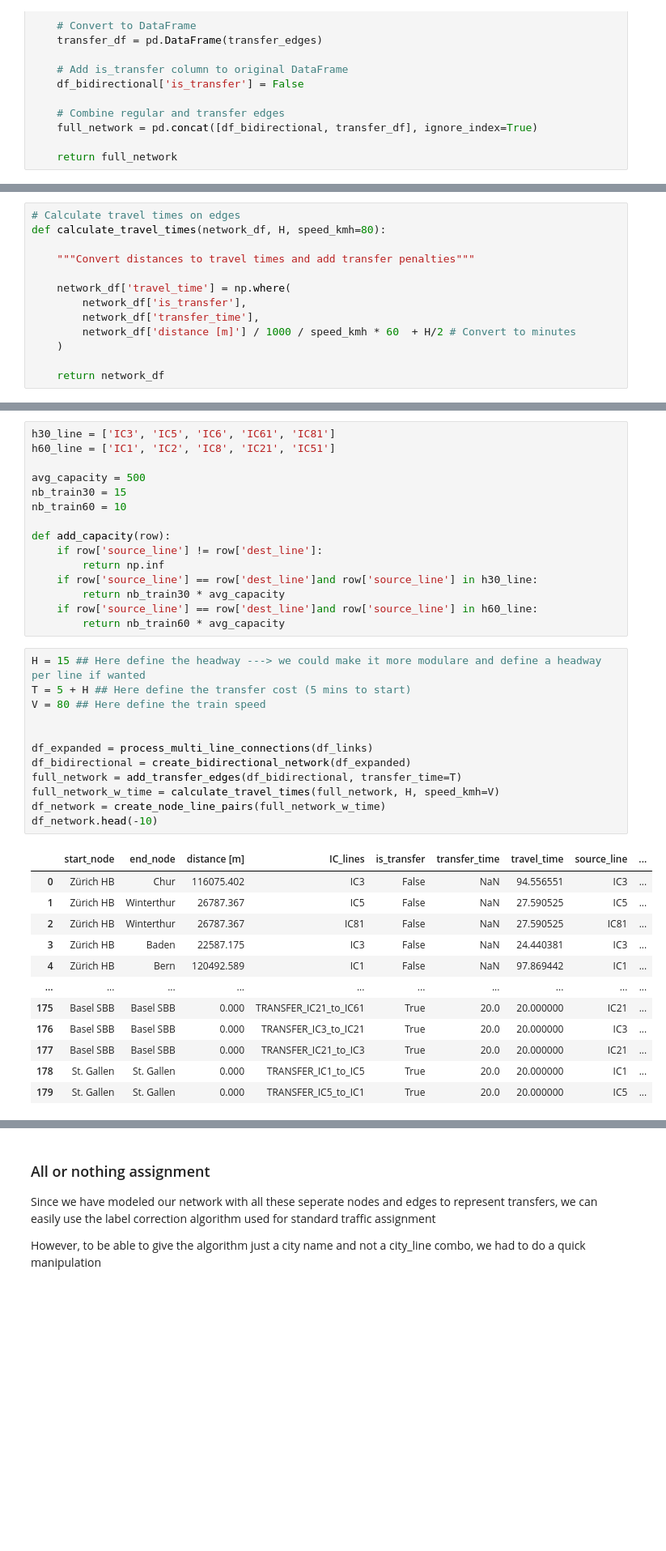
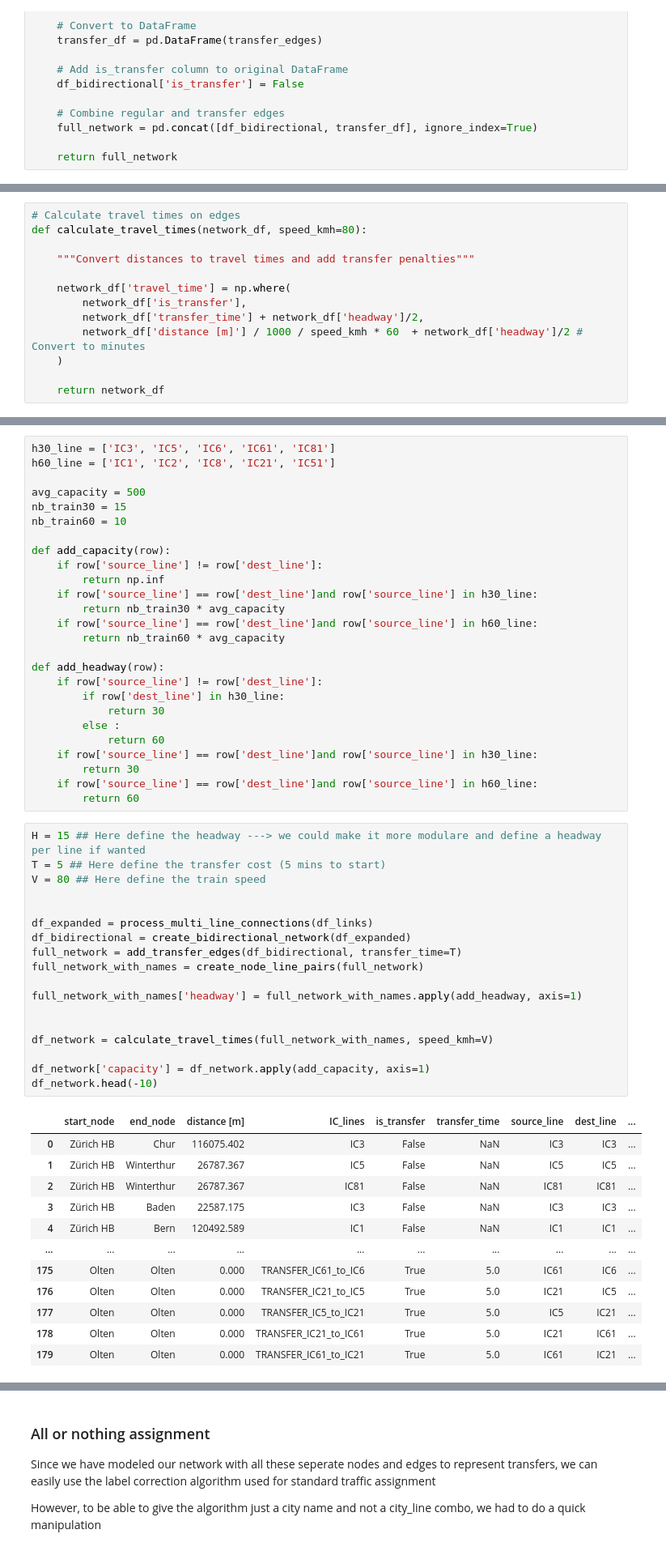
Before and after one commit to liuzzi29/Project_TN, a Jupyter notebook: Model_FW.ipynb, the cells around one changed output, grey strips where cells are left out. Shown at 81% size. Drawn from its saved outputs; the diff is of its cells as text; blank space fills up the shorter version.

```diff
--- a/Model_FW.ipynb
+++ b/Model_FW.ipynb
@@ -153,13 +181,13 @@ def add_transfer_edges(df_bidirectional, transfer_time):
 # %%
 # Calculate travel times on edges
-def calculate_travel_times(network_df, H, speed_kmh=80):
+def calculate_travel_times(network_df, speed_kmh=80):
 
     """Convert distances to travel times and add transfer penalties"""
 
     network_df['travel_time'] = np.where(
         network_df['is_transfer'],
-        network_df['transfer_time'],
-        network_df['distance [m]'] / 1000 / speed_kmh * 60  + H/2 # Convert to minutes
+        network_df['transfer_time'] + network_df['headway']/2,
+        network_df['distance [m]'] / 1000 / speed_kmh * 60  + network_df['headway']/2 # Convert to minutes
     )
 
     return network_df
@@ -203,28 +208,45 @@ def add_capacity(row):
         return nb_train30 * avg_capacity
     if row['source_line'] == row['dest_line']and row['source_line'] in h60_line:
         return nb_train60 * avg_capacity
+
+def add_headway(row):
+    if row['source_line'] != row['dest_line']:
+        if row['dest_line'] in h30_line:
+            return 30
+        else :
+            return 60
+    if row['source_line'] == row['dest_line']and row['source_line'] in h30_line:
+        return 30
+    if row['source_line'] == row['dest_line']and row['source_line'] in h60_line:
+        return 60
 # %%
 H = 15 ## Here define the headway ---> we could make it more modulare and define a headway per line if wanted
-T = 5 + H ## Here define the transfer cost (5 mins to start)
+T = 5 ## Here define the transfer cost (5 mins to start)
 V = 80 ## Here define the train speed
 
 
 df_expanded = process_multi_line_connections(df_links)
 df_bidirectional = create_bidirectional_network(df_expanded)
 full_network = add_transfer_edges(df_bidirectional, transfer_time=T)
-full_network_w_time = calculate_travel_times(full_network, H, speed_kmh=V)
-df_network = create_node_line_pairs(full_network_w_time)
+full_network_with_names = create_node_line_pairs(full_network)
+
+full_network_with_names['headway'] = full_network_with_names.apply(add_headway, axis=1)
+
+
+df_network = calculate_travel_times(full_network_with_names, speed_kmh=V)
+
+df_network['capacity'] = df_network.apply(add_capacity, axis=1)
 df_network.head(-10)
 # %% [output]
-|  | start_node | end_node | distance [m] | IC_lines | is_transfer | transfer_time | travel_time | source_line | ... |
-| 0 | Zürich HB | Chur | 116075.402 | IC3 | False | NaN | 94.556551 | IC3 | ... |
-| 1 | Zürich HB | Winterthur | 26787.367 | IC5 | False | NaN | 27.590525 | IC5 | ... |
-| 2 | Zürich HB | Winterthur | 26787.367 | IC81 | False | NaN | 27.590525 | IC81 | ... |
-| 3 | Zürich HB | Baden | 22587.175 | IC3 | False | NaN | 24.440381 | IC3 | ... |
-| 4 | Zürich HB | Bern | 120492.589 | IC1 | False | NaN | 97.869442 | IC1 | ... |
+|  | start_node | end_node | distance [m] | IC_lines | is_transfer | transfer_time | source_line | dest_line | ... |
+| 0 | Zürich HB | Chur | 116075.402 | IC3 | False | NaN | IC3 | IC3 | ... |
+| 1 | Zürich HB | Winterthur | 26787.367 | IC5 | False | NaN | IC5 | IC5 | ... |
+| 2 | Zürich HB | Winterthur | 26787.367 | IC81 | False | NaN | IC81 | IC81 | ... |
+| 3 | Zürich HB | Baden | 22587.175 | IC3 | False | NaN | IC3 | IC3 | ... |
+| 4 | Zürich HB | Bern | 120492.589 | IC1 | False | NaN | IC1 | IC1 | ... |
 | ... | ... | ... | ... | ... | ... | ... | ... | ... | ... |
-| 175 | Basel SBB | Basel SBB | 0.000 | TRANSFER_IC21_to_IC61 | True | 20.0 | 20.000000 | IC21 | ... |
-| 176 | Basel SBB | Basel SBB | 0.000 | TRANSFER_IC3_to_IC21 | True | 20.0 | 20.000000 | IC3 | ... |
-| 177 | Basel SBB | Basel SBB | 0.000 | TRANSFER_IC21_to_IC3 | True | 20.0 | 20.000000 | IC21 | ... |
-| 178 | St. Gallen | St. Gallen | 0.000 | TRANSFER_IC1_to_IC5 | True | 20.0 | 20.000000 | IC1 | ... |
-| 179 | St. Gallen | St. Gallen | 0.000 | TRANSFER_IC5_to_IC1 | True | 20.0 | 20.000000 | IC5 | ... |
+| 175 | Olten | Olten | 0.000 | TRANSFER_IC61_to_IC6 | True | 5.0 | IC61 | IC6 | ... |
+| 176 | Olten | Olten | 0.000 | TRANSFER_IC21_to_IC5 | True | 5.0 | IC21 | IC5 | ... |
+| 177 | Olten | Olten | 0.000 | TRANSFER_IC5_to_IC21 | True | 5.0 | IC5 | IC21 | ... |
+| 178 | Olten | Olten | 0.000 | TRANSFER_IC21_to_IC61 | True | 5.0 | IC21 | IC61 | ... |
+| 179 | Olten | Olten | 0.000 | TRANSFER_IC61_to_IC21 | True | 5.0 | IC61 | IC21 | ... |
```
Also changed, not shown: parts of 17 cells of this notebook, 1 other file.
